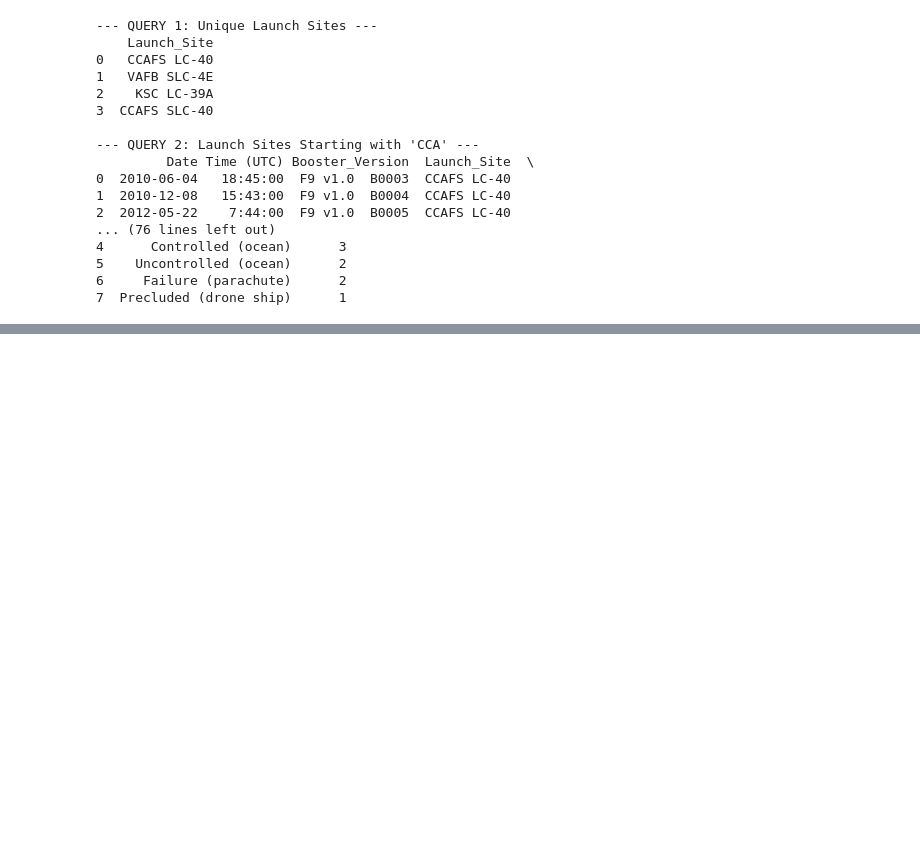
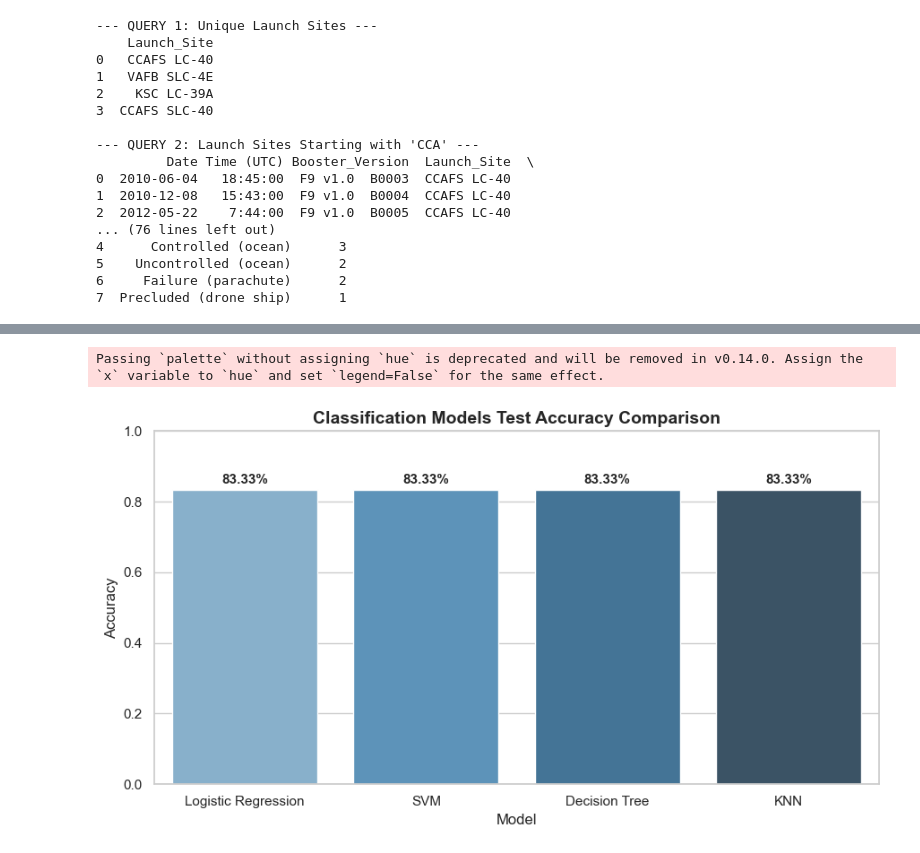
Before and after one commit to keltonyAquino/IBM-Data-Science-Capstone, a Jupyter notebook: PROJECT_SPACEX.ipynb, the cells around one changed output, grey strips where cells are left out. Saved outputs shown, nothing was run; the diff lists cells and outputs as text; code cells hidden in the pictures; blank space fills up the shorter version.

```diff
--- a/PROJECT_SPACEX.ipynb
+++ b/PROJECT_SPACEX.ipynb
@@ -170,0 +780,36 @@ conn.close()
+# %%
+import pandas as pd
+import matplotlib.pyplot as plt
+import seaborn as sns
+
+# Dados dos resultados obtidos nos modelos
+model_data = {
+    'Model': ['Logistic Regression', 'SVM', 'Decision Tree', 'KNN'],
+    'Validation Accuracy': [0.8464, 0.8482, 0.8750, 0.8464],
+    'Test Accuracy': [0.8333, 0.8333, 0.8333, 0.8333]
+}
+
+df_results = pd.DataFrame(model_data)
+
+# Configuração do gráfico
+plt.figure(figsize=(9, 5))
+sns.set_theme(style="whitegrid")
+ax = sns.barplot(x='Model', y='Test Accuracy', data=df_results, palette='Blues_d')
+
+plt.title('Classification Models Test Accuracy Comparison', fontsize=14, fontweight='bold')
+plt.ylabel('Accuracy', fontsize=12)
+plt.ylim(0, 1.0)
+
+# Adicionar rótulos nas barras
+for p in ax.patches:
+    ax.annotate(f"{p.get_height()*100:.2f}%",
+                (p.get_x() + p.get_width() / 2., p.get_height()),
+                ha='center', va='center', xytext=(0, 8),
+                textcoords='offset points', fontsize=11, fontweight='bold')
+
+plt.tight_layout()
+plt.savefig('results_accuracy_comparison.png', dpi=300)
+plt.show()
+# %% [output]
+Passing `palette` without assigning `hue` is deprecated and will be removed in v0.14.0. Assign the `x` variable to `hue` and set `legend=False` for the same effect.
+[figure, added]
```
Also changed, not shown: parts of 38 cells of this notebook, 9 other files.
